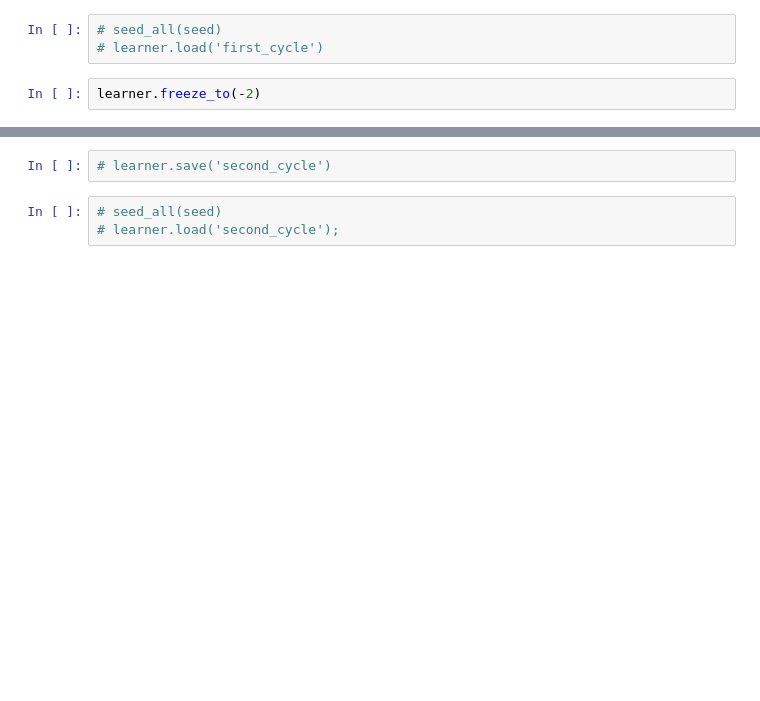
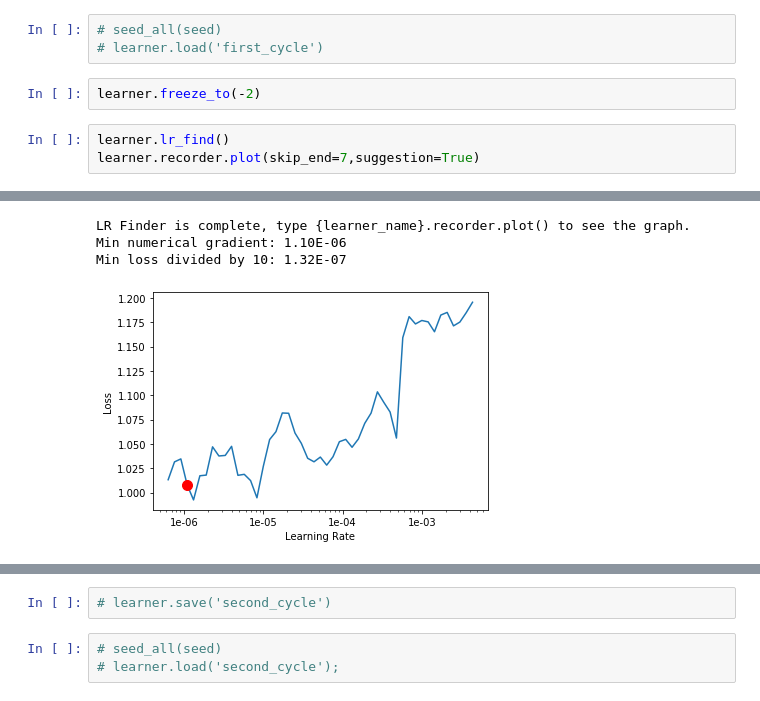
Before and after one commit to colabnlp/NER, a Jupyter notebook: fastai_transformers_sentiment.ipynb, the cells around one changed output, grey strips where cells are left out. Saved outputs shown, nothing was run; the diff lists cells and outputs as text; blank space fills up the shorter version.

```diff
--- a/fastai_transformers_sentiment.ipynb
+++ b/fastai_transformers_sentiment.ipynb
@@ -341,3 +321,7 @@ learner.fit_one_cycle(1,max_lr=2e-03,moms=(0.8,0.7))
 # learner.load('first_cycle')
 # %%
 learner.freeze_to(-2)
+# %%
+learner.lr_find()
+learner.recorder.plot(skip_end=7,suggestion=True)
+# %% [output]
@@ -344,3 +329,7 @@ learner.freeze_to(-2)
+LR Finder is complete, type {learner_name}.recorder.plot() to see the graph.
+Min numerical gradient: 1.10E-06
+Min loss divided by 10: 1.32E-07
+[figure, added]
 # %%
 lr = 1e-5
 learner.fit_one_cycle(1, max_lr=slice(lr*0.95**num_groups, lr), moms=(0.8, 0.9))
```
Also changed, not shown: parts of 10 cells of this notebook.
